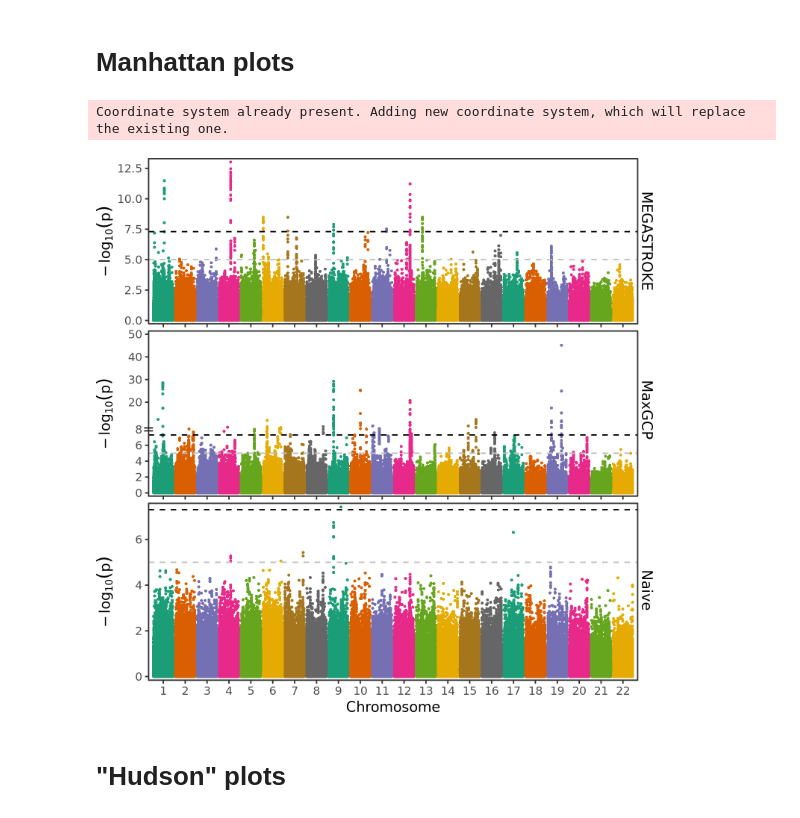
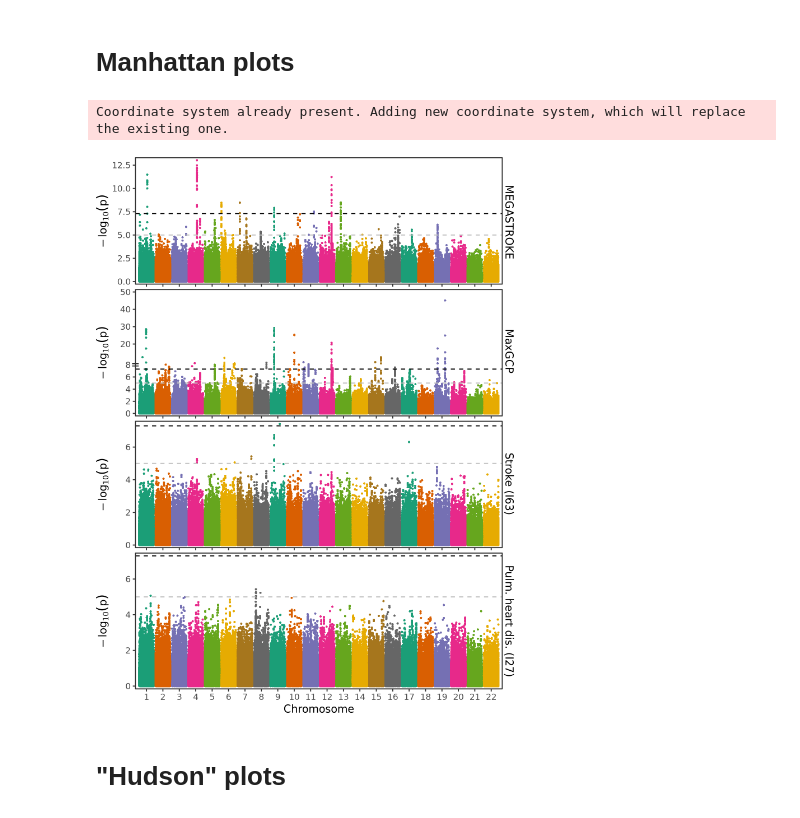
Before and after one commit to tatonetti-lab/maxgcp-analysis, a Jupyter notebook: 2.megastroke/3.intuition.r.ipynb, the cells around one changed output. Drawn from its saved outputs; the diff is of its cells as text; code cells hidden in the pictures.

```diff
--- a/2.megastroke/2.intuition.ipynb
+++ b/2.megastroke/3.intuition.r.ipynb
@@ -27,3 +27,11 @@ A tibble: 2 × 9
 | <fct> | <chr> | <dbl> | <fct> | <fct> | <dbl> | <fct> | <fct> | <dbl> |
 | Any | 11:100009976 | 0.3977 | FALSE | MaxGCP (N=350k) | 0.254002 | FALSE | 11 | 100009976 |
 | Any | 11:100009976 | 0.3977 | FALSE | MaxGCP (N=15k) | 0.872896 | FALSE | 11 | 100009976 |
+# %%
+pulm_df <- read_tsv(
+        "data/gwas/naive.b_I27.glm.linear", col_select = c("#CHROM", "POS", "P"),
+        show_col_types = F
+    ) %>%
+    rename(CHROM = `#CHROM`)
+
+pulm_df %>% head(2)
@@ -44,50 +58,53 @@ naive_full_plot <- raw_comparison_df %>%
     filter(mega_type == "Any", phenotype_id == "Naive (N=350k)") %>%
     manhattan_plot(pval.colname = "P", chr.colname = "chromosome", pos.colname = "position")
 
-maxgcp_sub_plot <- raw_comparison_df %>%
-    filter(mega_type == "Any", phenotype_id == "MaxGCP (N=15k)") %>%
-    manhattan_plot(pval.colname = "P", chr.colname = "chromosome", pos.colname = "position")
-
-naive_sub_plot <- raw_comparison_df %>%
-    filter(mega_type == "Any", phenotype_id == "Naive (N=15k)") %>%
-    manhattan_plot(pval.colname = "P", chr.colname = "chromosome", pos.colname = "position")
+pulm_plot <- pulm_df %>%
+    manhattan_plot(pval.colname = "P", chr.colname = "CHROM", pos.colname = "POS")
 # %%
-options(repr.plot.width = 6, repr.plot.height = 6, repr.plot.res = 250)
+options(repr.plot.width = 6, repr.plot.height = 8, repr.plot.res = 250)
 
 combined_manhattan_plot <- plot_grid(
     megastroke_plot +
         annotate(geom = "text", x = Inf, y = 0, angle = 270, hjust = 1.3, vjust = -0.4, label = "MEGASTROKE") +
         coord_cartesian(clip = "off") +
         theme(
             axis.text.x = element_blank(),
             axis.title.x = element_blank(),
             plot.margin = margin(0.1, 0.5, 0, 0, "cm")
         ),
     maxgcp_full_plot +
         annotate(geom = "text", x = Inf, y = 0, angle = 270, hjust = 1.9, vjust = -0.4, label = "MaxGCP") +
         coord_cartesian(clip = "off") +
         theme(
             axis.text.x = element_blank(),
             axis.title.x = element_blank(),
             plot.margin = margin(0.1, 0.5, 0, 0, "cm")
         ),
     naive_full_plot +
-        annotate(geom = "text", x = Inf, y = 0, angle = 270, hjust = 2.6, vjust = -0.4, label = "Naive") +
+        annotate(geom = "text", x = Inf, y = 0, angle = 270, hjust = 1.48, vjust = -0.4, label = "Stroke (I63)") +
+        coord_cartesian(clip = "off") +
+        theme(
+            axis.text.x = element_blank(),
+            axis.title.x = element_blank(),
+            plot.margin = margin(0.1, 0.5, 0, 0, "cm")
+        ),
+    pulm_plot +
+        annotate(geom = "text", x = Inf, y = 0, angle = 270, hjust = 1.08, vjust = -0.4, label = "Pulm. heart dis. (I27)") +
         coord_cartesian(clip = "off") +
         theme(
             plot.margin = margin(0.1, 0.5, 0, 0, "cm")
         ),
     align = "v",
     ncol = 1,
-    rel_heights = c(1, 1, 1.25)
+    rel_heights = c(1, 1, 1, 1.25)
 )
 
-save_plot("img/combined_manhattan.png", combined_manhattan_plot, base_height = 6, base_width = 6,
+save_plot("img/combined_manhattan.png", combined_manhattan_plot, base_height = 8, base_width = 6,
           dpi = 400, bg = "white")
 
 combined_manhattan_plot
 # %% [output]
 Coordinate system already present. Adding new coordinate system, which will replace the existing one.
-[figure, old version]
+[figure, new version]
 # %% [markdown]
 # "Hudson" plots
```
Also changed, not shown: parts of 3 cells of this notebook, 2 other files.
